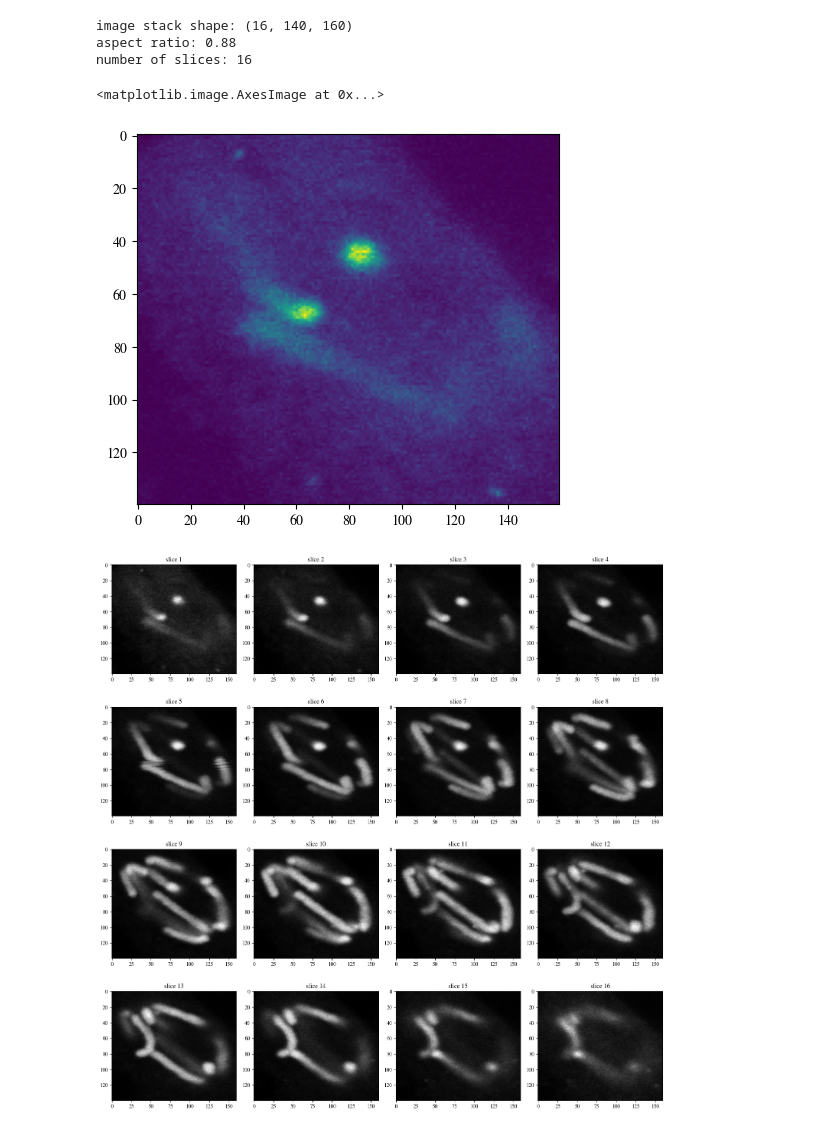
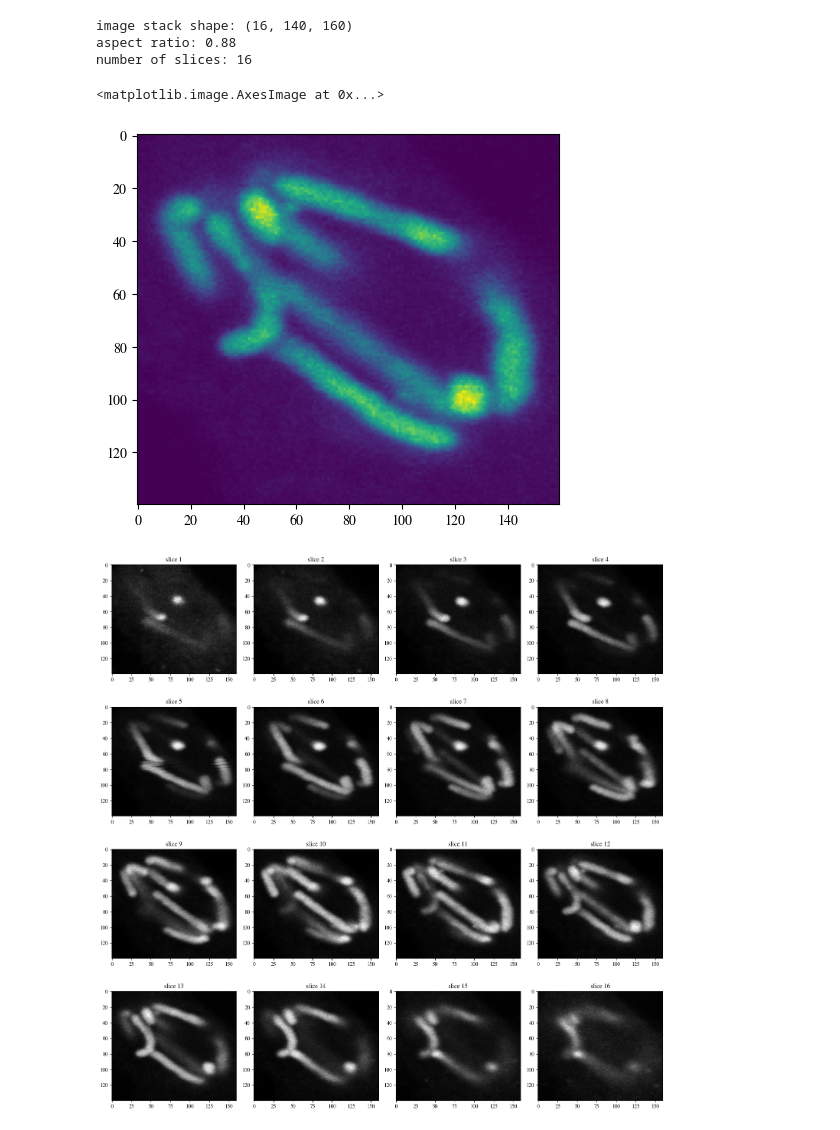
Before and after one commit to bramvaneerden/IA_Assignments, a Jupyter notebook: A6/Image_Analysis_assignment6_group8.ipynb, the cells around one changed output. Saved outputs shown, nothing was run; the diff lists cells and outputs as text; code cells hidden in the pictures.

```diff
--- a/A6/Image_Analysis_assignment6_group8.ipynb
+++ b/A6/Image_Analysis_assignment6_group8.ipynb
@@ -38,10 +38,10 @@ image stack shape: (16, 140, 160)
 aspect ratio: 0.88
 number of slices: 16
 # %%
-plt.imshow(image_stack[0,:,:])
+plt.imshow(image_stack[11,:,:])
 # %% [output]
 <matplotlib.image.AxesImage at 0x...>
-[figure, old version]
+[figure, new version]
 # %%
 def display_stack(image_stack):
     depth, y_size, x_size = image_stack.shape
```
Also changed, not shown: parts of 7 cells of this notebook.
